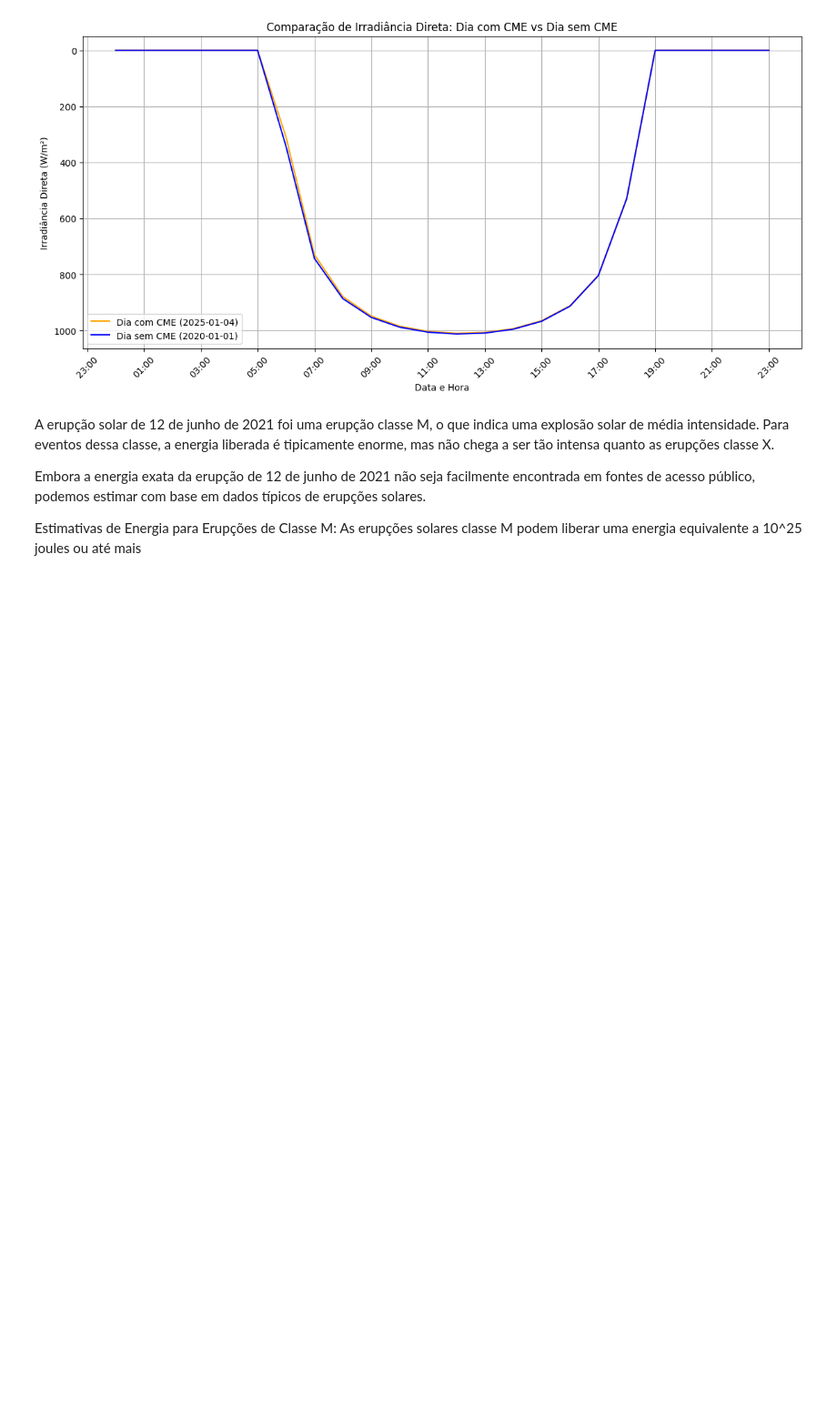
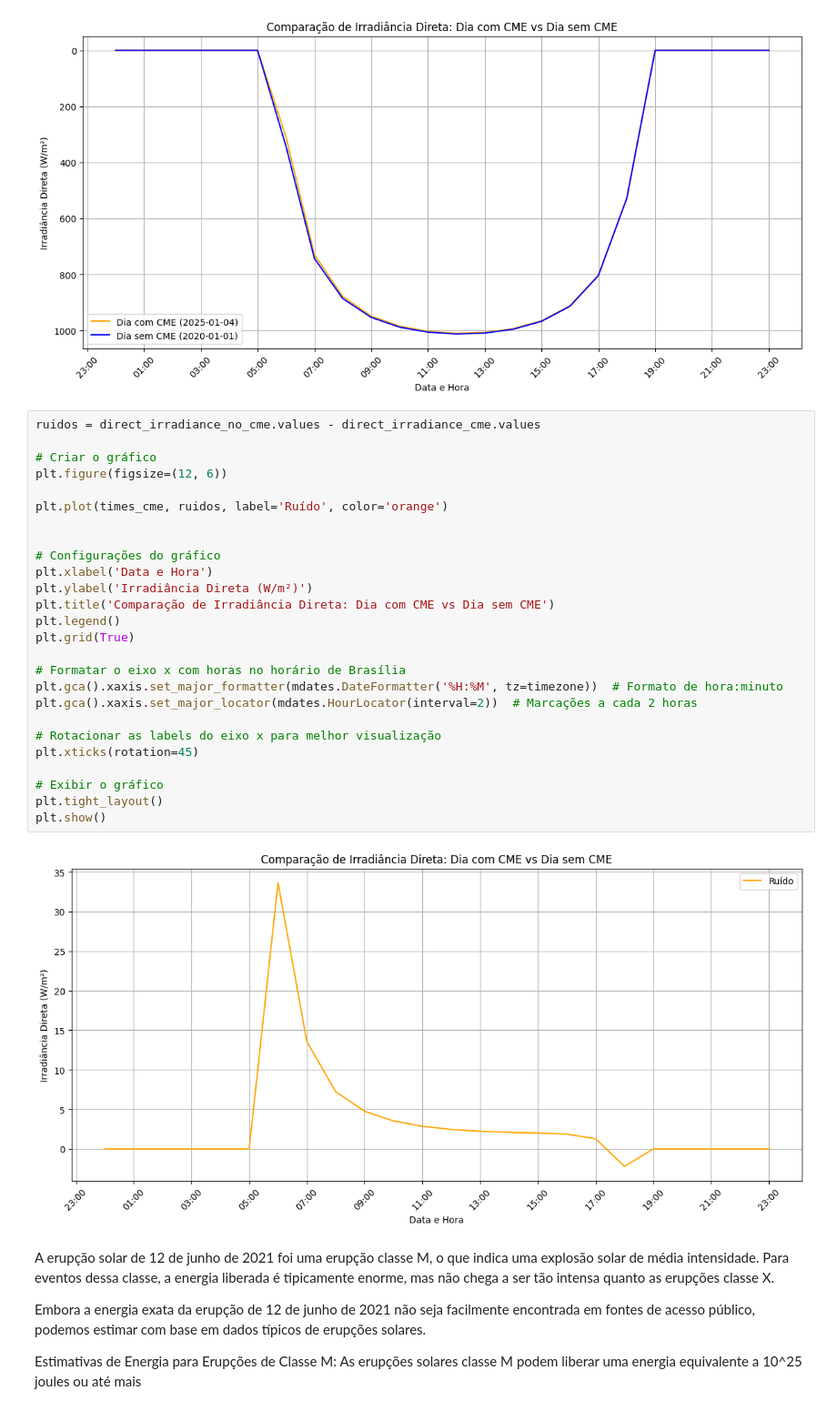
Before and after one commit to Transit-Model-CRAAM/eclipse-model-star-activity, a Jupyter notebook: Eclipse/main-sun-parameters.ipynb, the cells around one changed output. Shown at 91% size. Drawn from its saved outputs; the diff is of its cells as text; blank space fills up the shorter version.

```diff
--- a/Eclipse/main-sun-parameters.ipynb
+++ b/Eclipse/main-sun-parameters.ipynb
@@ -179,6 +153,34 @@ plt.gca().invert_yaxis()
 plt.show()
 # %% [output]
 [figure]
+# %%
+ruidos = direct_irradiance_no_cme.values - direct_irradiance_cme.values
+
+# Criar o gráfico
+plt.figure(figsize=(12, 6))
+
+plt.plot(times_cme, ruidos, label='Ruído', color='orange')
+
+
+# Configurações do gráfico
+plt.xlabel('Data e Hora')
+plt.ylabel('Irradiância Direta (W/m²)')
+plt.title('Comparação de Irradiância Direta: Dia com CME vs Dia sem CME')
+plt.legend()
+plt.grid(True)
+
+# Formatar o eixo x com horas no horário de Brasília
+plt.gca().xaxis.set_major_formatter(mdates.DateFormatter('%H:%M', tz=timezone))  # Formato de hora:minuto
+plt.gca().xaxis.set_major_locator(mdates.HourLocator(interval=2))  # Marcações a cada 2 horas
+
+# Rotacionar as labels do eixo x para melhor visualização
+plt.xticks(rotation=45)
+
+# Exibir o gráfico
+plt.tight_layout()
+plt.show()
+# %% [output]
+[figure, added]
 # %% [markdown]
 A erupção solar de 12 de junho de 2021 foi uma erupção classe M, o que indica uma explosão solar de média intensidade. Para eventos dessa classe, a energia liberada é tipicamente enorme, mas não chega a ser tão intensa quanto as erupções classe X.
 
```
Also changed, not shown: parts of 6 cells of this notebook, 1 other file.
